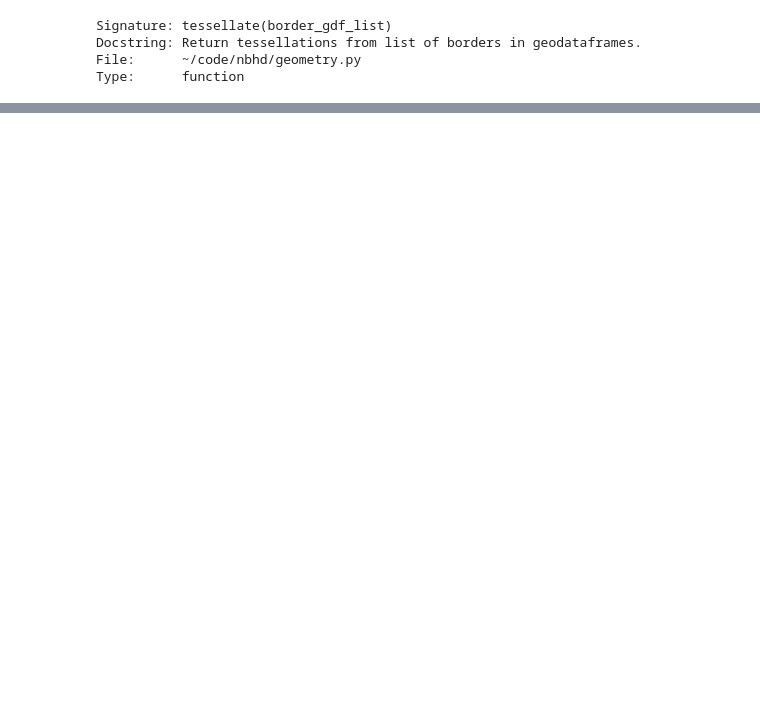
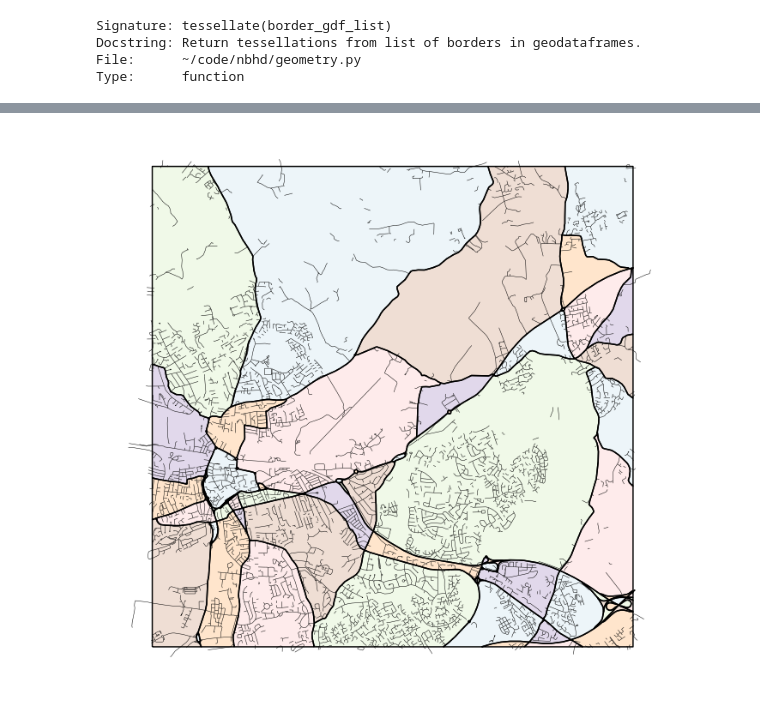
Before and after one commit to peterprescott/a1-dissertation, a Jupyter notebook: code/09Sep_06/B03_Tiles.ipynb, the cells around one changed output, grey strips where cells are left out. Drawn from its saved outputs; the diff is of its cells as text; code cells hidden in the pictures; blank space fills up the shorter version.

```diff
--- a/code/09Sep_06/B03_Tiles.ipynb
+++ b/code/09Sep_06/B03_Tiles.ipynb
@@ -92,0 +94,16 @@ ax.set_axis_off()
+# %%
+tiles2 = tessellate([gpd.GeoDataFrame(geometry=gpd.GeoSeries(p.geometry.boundary)),
+                   motorways, a_roads, b_roads])
+# %%
+tiles = tiles2
+tiles['c'] = greedy(tiles)
+
+fig, ax = plt.subplots(figsize=(12,12))
+tiles.geometry.boundary.plot(ax=ax, color='k')
+tiles.plot('c', cmap='Paired', ax=ax, alpha=0.2)
+local_road.plot(ax=ax, color='black', linewidth=0.5)
+access_road.plot(ax=ax, color='black', linewidth=0.5)
+restricted.plot(ax=ax, color='black', linewidth=0.5)
+ax.set_axis_off()
+# %% [output]
+[figure, added]
```
Also changed, not shown: parts of 8 cells of this notebook.
